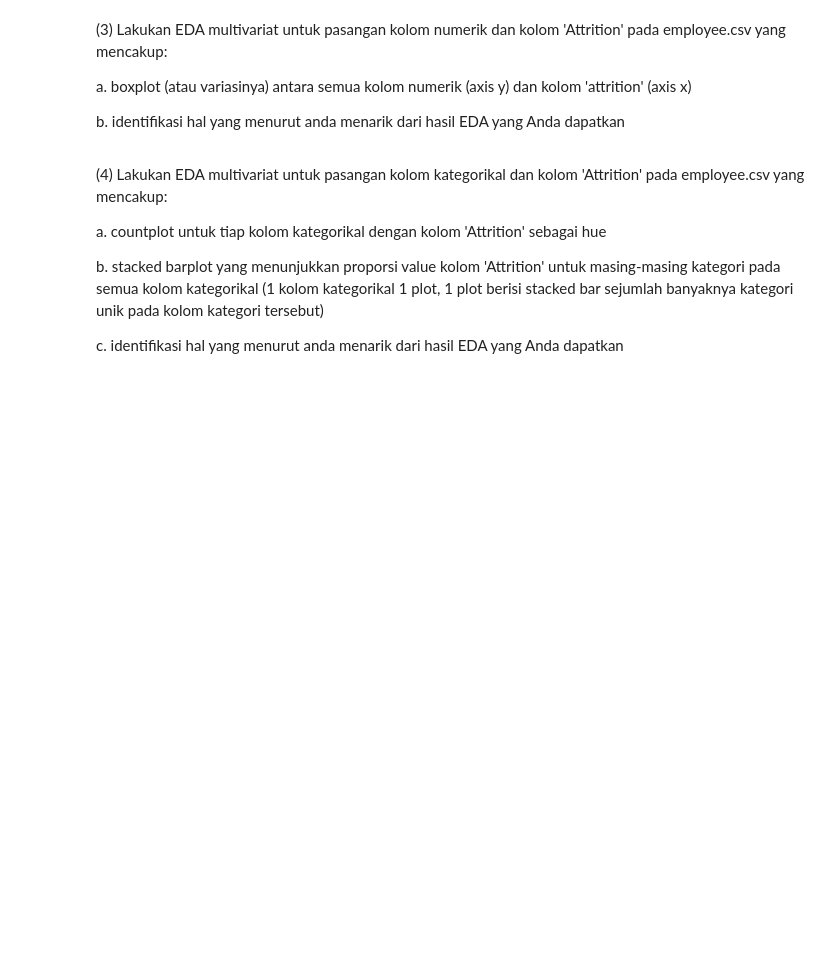
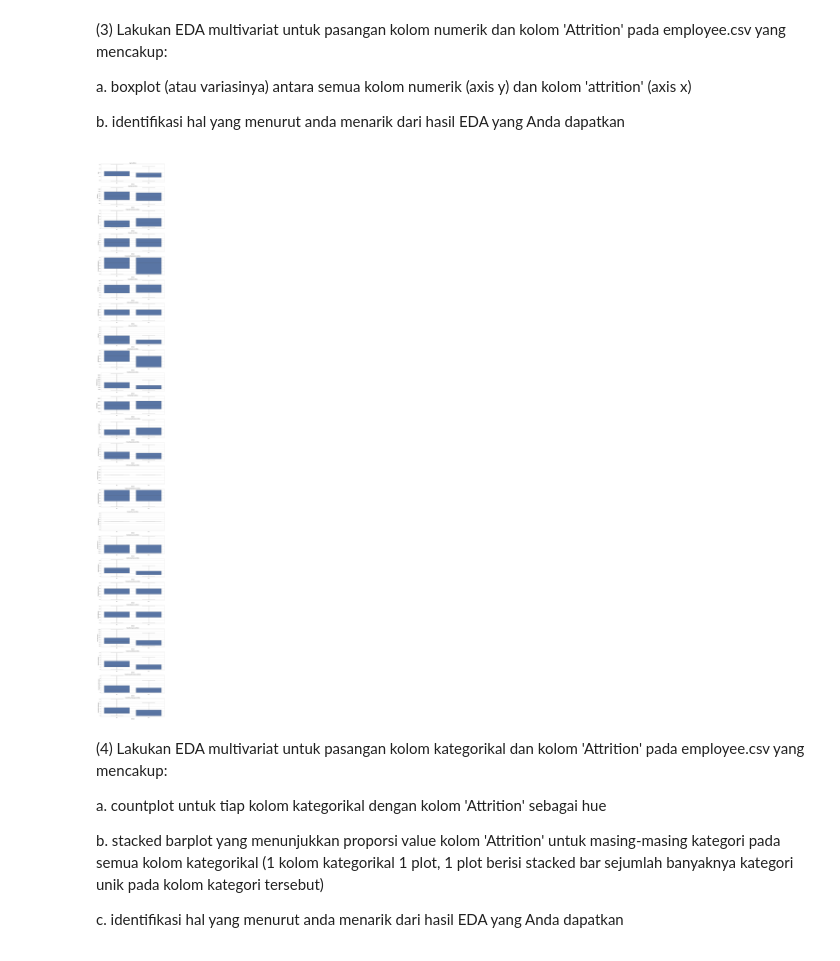
Before and after one commit to Jasman123/Data_Science_Vision, a Jupyter notebook: coding test.ipynb, the cells around one changed output. Saved outputs shown, nothing was run; the diff lists cells and outputs as text; code cells hidden in the pictures; blank space fills up the shorter version.

```diff
--- a/coding test.ipynb
+++ b/coding test.ipynb
@@ -59,6 +208,27 @@ The data contains demographic details, work-related metrics and attrition flag.
 (3) Lakukan EDA multivariat untuk pasangan kolom numerik dan kolom 'Attrition' pada employee.csv yang mencakup:<p>
     a. boxplot (atau variasinya) antara semua kolom numerik (axis y) dan kolom 'attrition' (axis x)<p>
     b. identifikasi hal yang menurut anda menarik dari hasil EDA yang Anda dapatkan
+# %%
+n = len(numeric_columns)
+
+fig, ax = plt.subplots(n, 1, figsize=(12, 4 * n))
+df_1["Attrition"] = df_1["Attrition"].astype("category")
+
+for i, col in enumerate(numeric_columns):
+    sns.boxplot(
+        data=df_1,
+        x="Attrition",
+        y=col,
+        order=df_1["Attrition"].value_counts().index,
+        showfliers=False,
+        ax=ax[i]
+    )
+    ax[i].set_title(f"{col} by Attrition")
+
+plt.tight_layout()
+plt.show()
+# %% [output]
+[figure, added]
 # %% [markdown]
 (4) Lakukan EDA multivariat untuk pasangan kolom kategorikal dan kolom 'Attrition' pada employee.csv yang mencakup:<p>
     a. countplot untuk tiap kolom kategorikal dengan kolom 'Attrition' sebagai hue <p>
```
Also changed, not shown: parts of 11 cells of this notebook, 1 other file.
